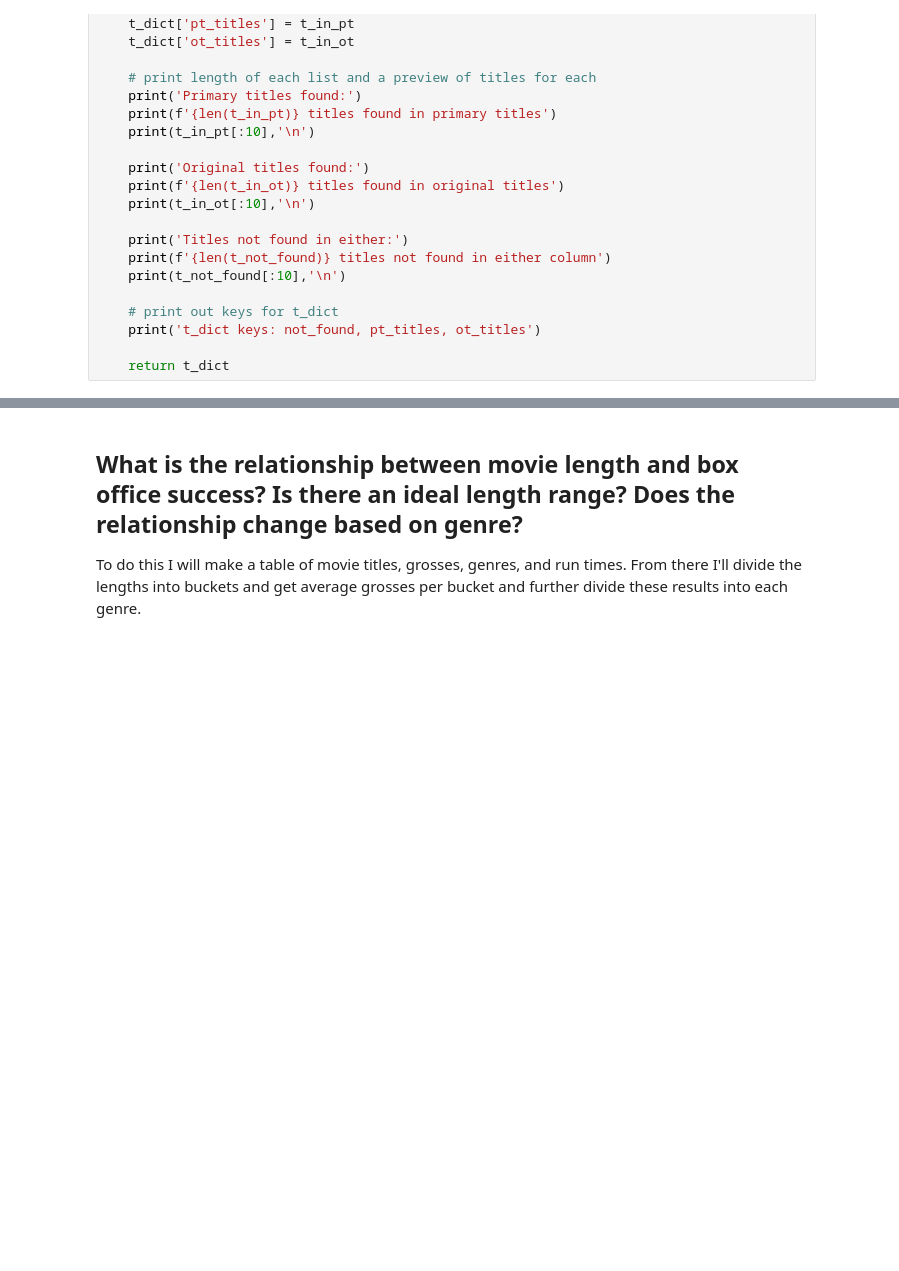
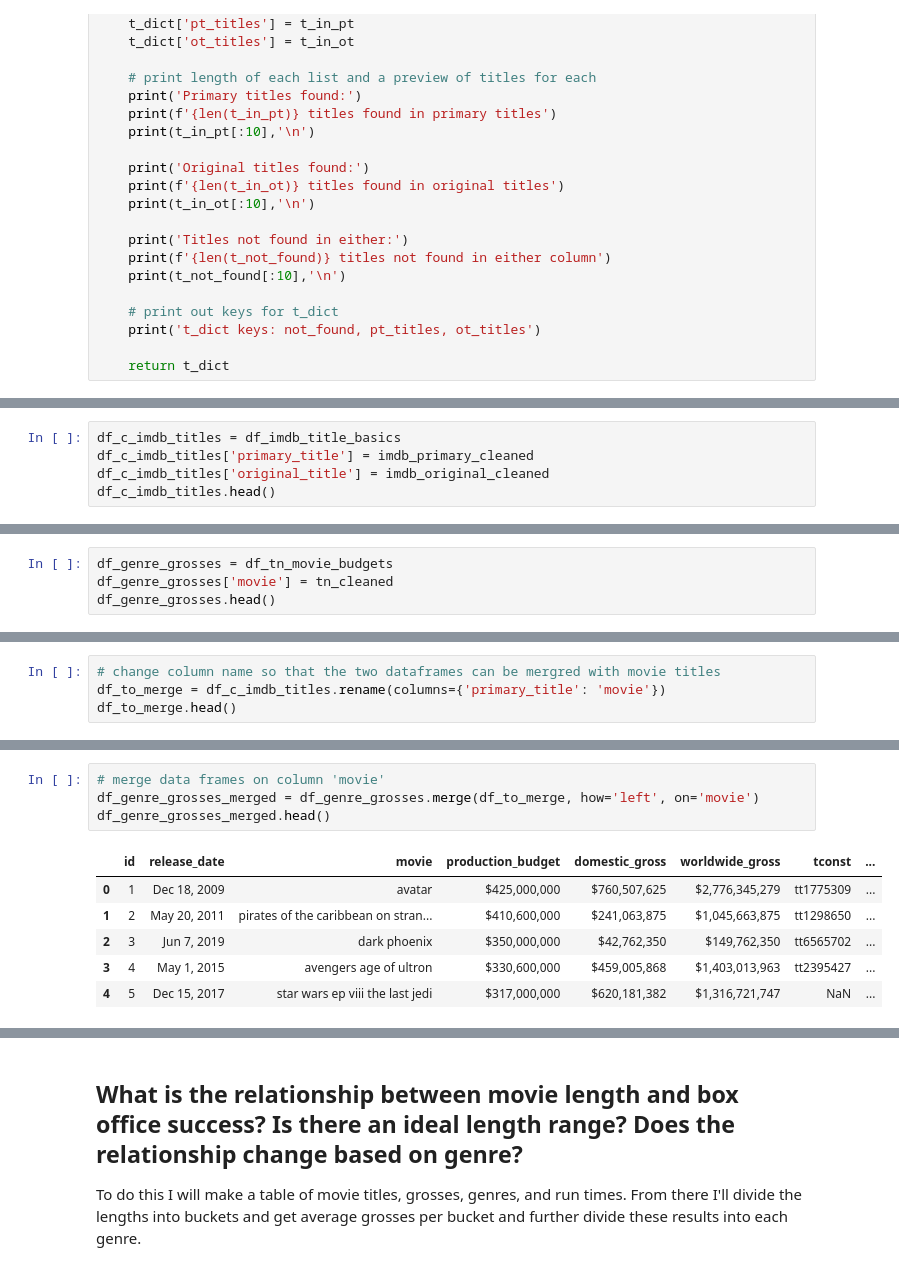
Before and after one commit to AustinTowery/Box-Office-Movies-Analysis, a Jupyter notebook: student.ipynb, the cells around one changed output, grey strips where cells are left out. Saved outputs shown, nothing was run; the diff lists cells and outputs as text; blank space fills up the shorter version.

```diff
--- a/student.ipynb
+++ b/student.ipynb
@@ -1033,0 +748,5 @@ print(f'{f_test:10d} titles not found in either column')
+# %%
+df_c_imdb_titles = df_imdb_title_basics
+df_c_imdb_titles['primary_title'] = imdb_primary_cleaned
+df_c_imdb_titles['original_title'] = imdb_original_cleaned
+df_c_imdb_titles.head()
@@ -1033,0 +760,4 @@ print(f'{f_test:10d} titles not found in either column')
+# %%
+df_genre_grosses = df_tn_movie_budgets
+df_genre_grosses['movie'] = tn_cleaned
+df_genre_grosses.head()
@@ -1033,0 +771,4 @@ print(f'{f_test:10d} titles not found in either column')
+# %%
+# change column name so that the two dataframes can be mergred with movie titles
+df_to_merge = df_c_imdb_titles.rename(columns={'primary_title': 'movie'})
+df_to_merge.head()
@@ -1033,0 +782,11 @@ print(f'{f_test:10d} titles not found in either column')
+# %%
+# merge data frames on column 'movie'
+df_genre_grosses_merged = df_genre_grosses.merge(df_to_merge, how='left', on='movie')
+df_genre_grosses_merged.head()
+# %% [output]
+|  | id | release_date | movie | production_budget | domestic_gross | worldwide_gross | tconst | ... |
+| 0 | 1 | Dec 18, 2009 | avatar | $425,000,000 | $760,507,625 | $2,776,345,279 | tt1775309 | ... |
+| 1 | 2 | May 20, 2011 | pirates of the caribbean on stran... | $410,600,000 | $241,063,875 | $1,045,663,875 | tt1298650 | ... |
+| 2 | 3 | Jun 7, 2019 | dark phoenix | $350,000,000 | $42,762,350 | $149,762,350 | tt6565702 | ... |
+| 3 | 4 | May 1, 2015 | avengers age of ultron | $330,600,000 | $459,005,868 | $1,403,013,963 | tt2395427 | ... |
+| 4 | 5 | Dec 15, 2017 | star wars ep viii the last jedi | $317,000,000 | $620,181,382 | $1,316,721,747 | NaN | ... |
```
Also changed, not shown: parts of 62 cells of this notebook.
